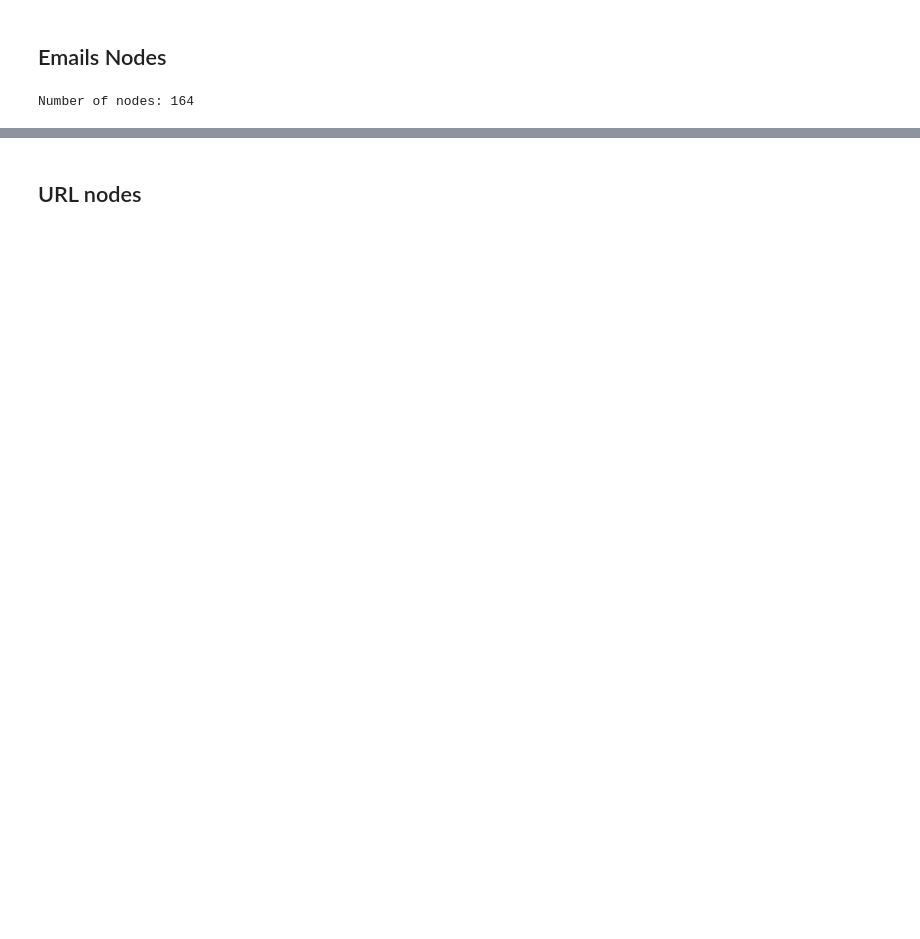
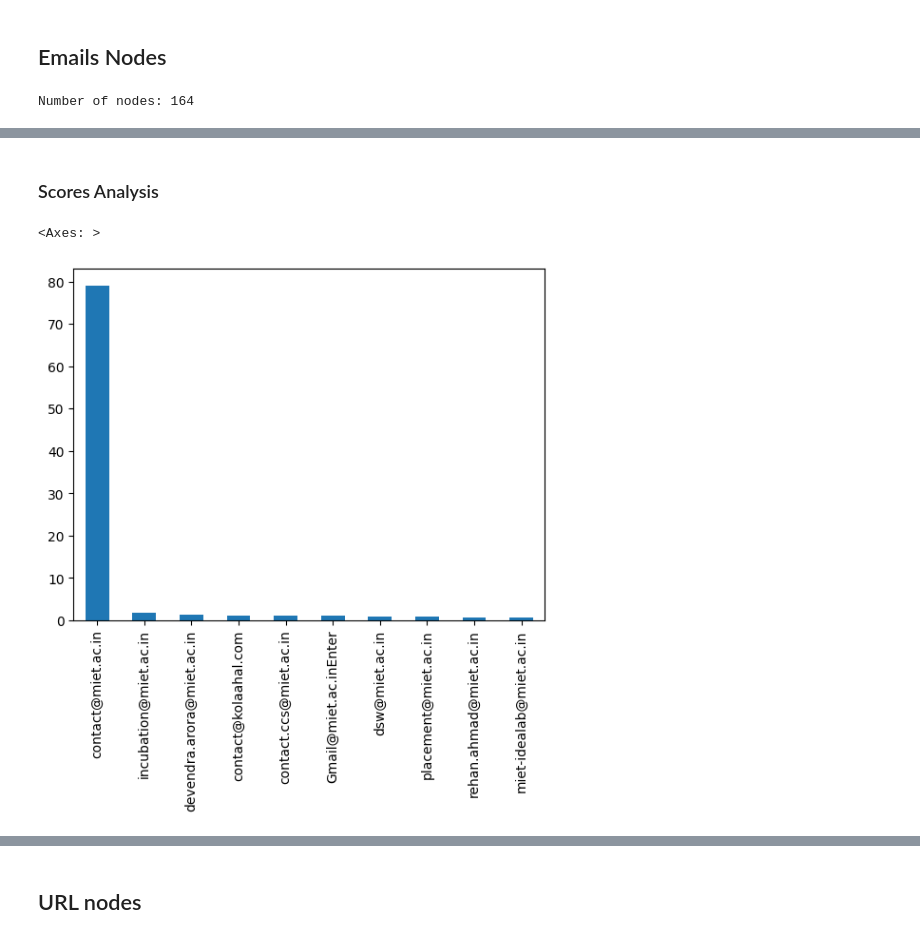
Before and after one commit to BIGdeadLock/Graph-Crawler, a Jupyter notebook: notebooks/EDA.ipynb, the cells around one changed output, grey strips where cells are left out. Cells and saved outputs as stored; diff of their text form; code cells hidden in the pictures; blank space fills up the shorter version.

```diff
--- a/notebooks/EDA.ipynb
+++ b/notebooks/EDA.ipynb
@@ -34,0 +39,16 @@ since Python 3.9 and will be removed in a subsequent version.
+# %%
+urls = [n for n, data in G.nodes(data=True) if data and data['type'] == 'url']
+corpus = []
+doc_idx = {}
+idx = 0 # The index of the url in the corpus
+for url in urls:
+    # Get all the neighbors for that url and check for emails
+    url_emails = [n for n in G.neighbors(url) if G.nodes[n]['type'] == 'email']
+    if url_emails:
+        # Some urls are connected to only other urls meaning that no emails were found in the url
+        corpus.append(" ".join(url_emails))
+        # Save the index of the url in the corpus
+        doc_idx[url] = idx
+        idx += 1 # Increment the ind
+
+corpus
@@ -34,0 +75,24 @@ since Python 3.9 and will be removed in a subsequent version.
+# %%
+EMAIL_REGEX = r"[a-zA-Z0-9_.+-]+@[a-zA-Z0-9-]+\.[a-zA-Z0-9-.]+"
+
+vectorizer = TfidfVectorizer(use_idf=True, lowercase=False, smooth_idf=True, token_pattern=EMAIL_REGEX)  # No lowercase to preserve the emails
+
+
+tfidf_matrix = vectorizer.fit_transform(corpus)
+tfidf_df = pd.DataFrame(tfidf_matrix.toarray(), columns=vectorizer.get_feature_names_out())
+
+# add tf-idf scores to the edge weights between emails and urls
+for url, idx in doc_idx.items():
+    for email in G.neighbors(url):
+        try:
+            G.edges[url, email]['weight'] = tfidf_df.loc[idx, email].item()
+        except KeyError:
+            # The neighbor is an url and not an email
+            pass
+
+
+idx_doc = dict((v,k) for k,v in doc_idx.items())
+# Let's replace the indexes with the url names
+tfidf_df = tfidf_df.rename(idx_doc)
+
+tfidf_df.head()
@@ -82,0 +125,8 @@ sorted(relevant.items(), key=lambda x: x[1], reverse=True)
+# %% [markdown]
+### Scores Analysis
+# %%
+# Lets plot the top words by summing the TF-IDF of the words accross all documents. The higher the score the more chance the email is a garbage email
+tfidf_df.sum().sort_values(ascending=False).head(10).plot(kind='bar')
+# %% [output]
+<Axes: >
+[figure, added]
```
Also changed, not shown: parts of 33 cells of this notebook, 5 other files.
